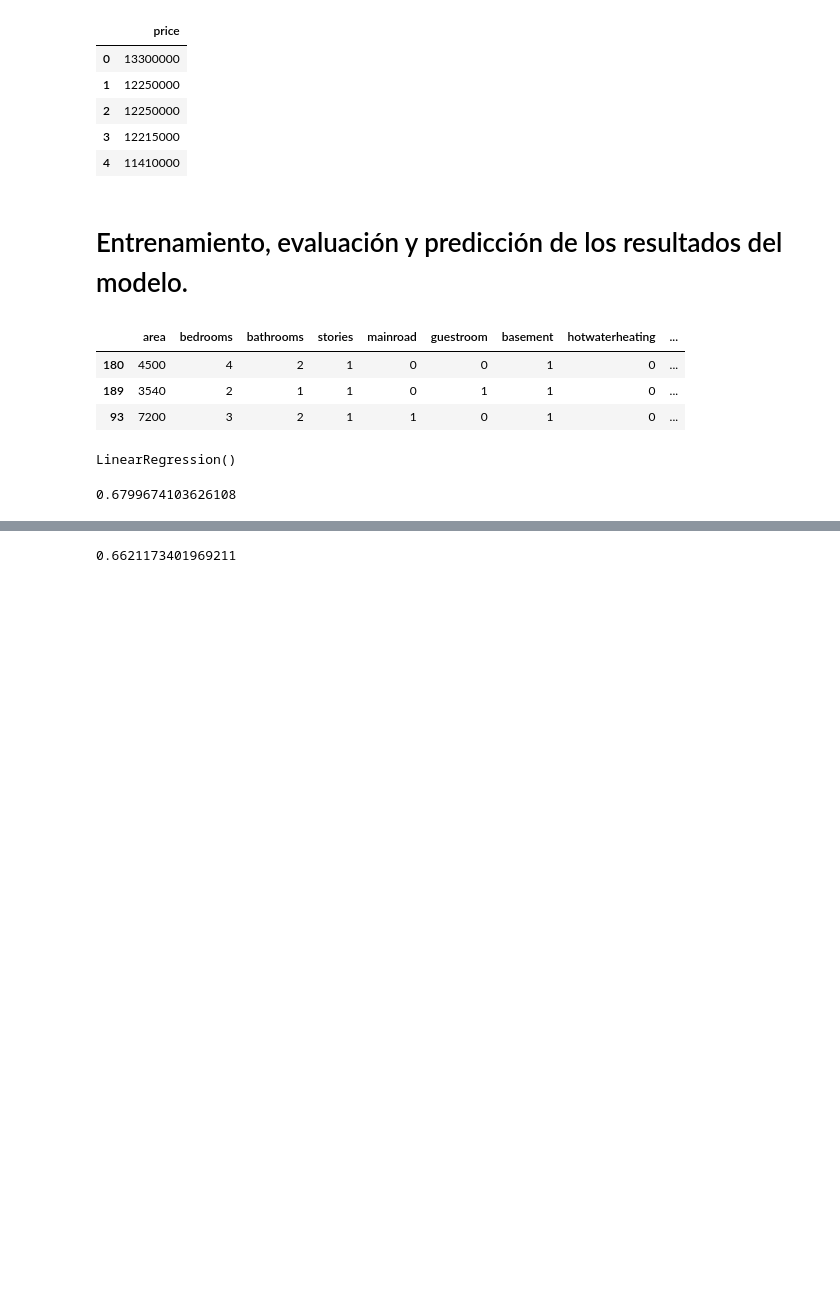
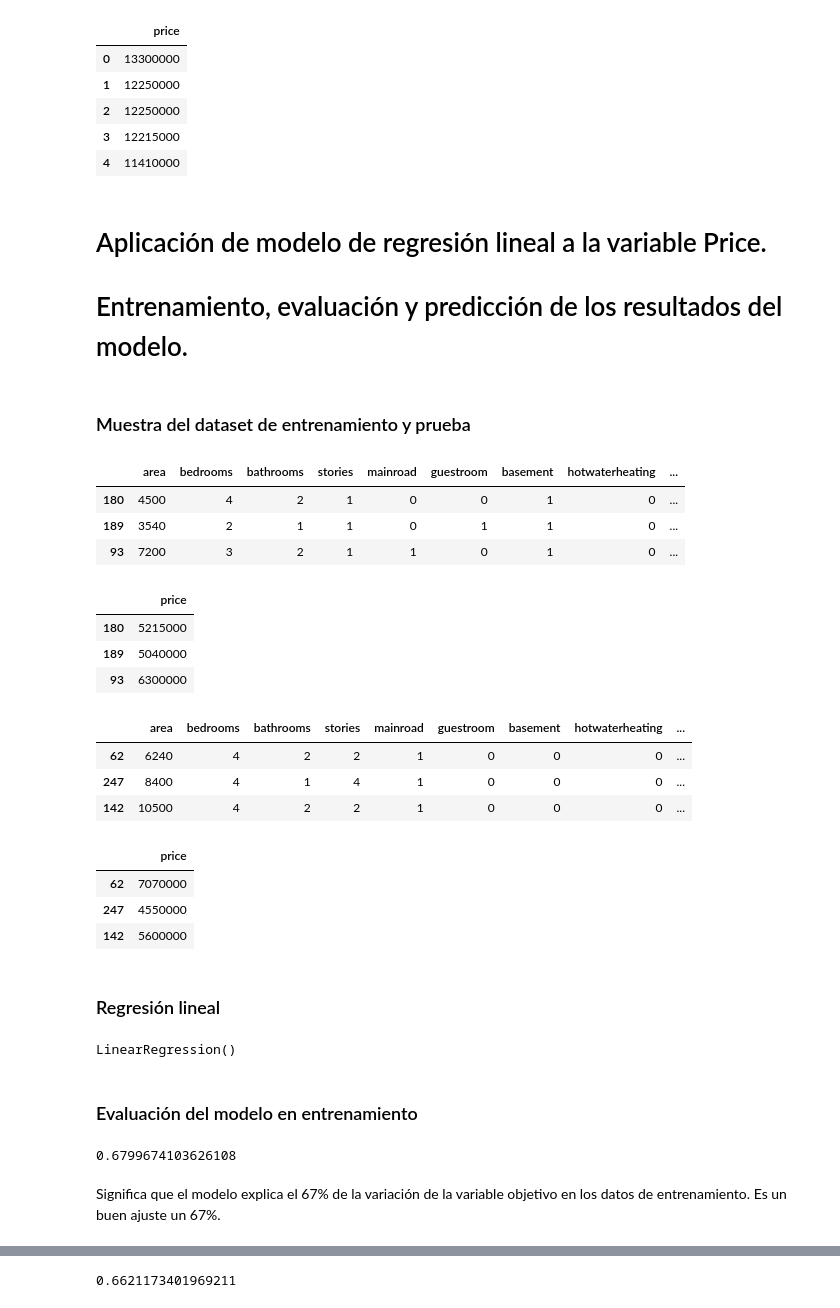
Before and after one commit to AI-YAZMIN-VILLEGAS/EBAC, a Jupyter notebook: Tareas/Tarea M43 -AD- YAZMIN VILLEGAS.ipynb, the cells around one changed output, grey strips where cells are left out. Drawn from its saved outputs; the diff is of its cells as text; code cells hidden in the pictures; blank space fills up the shorter version.

```diff
--- a/Tareas/Tarea M43 -AD- YAZMIN VILLEGAS.ipynb
+++ b/Tareas/Tarea M43 -AD- YAZMIN VILLEGAS.ipynb
@@ -260,6 +302,7 @@ from sklearn.metrics import mean_squared_error
 # %%
 #df = df.dropna()
 X = df.drop(['price'],axis=1)
+X = pd.get_dummies(X, drop_first = True)
 y = df[['price']]
 # %%
 y.head()
@@ -271,5 +314,6 @@ y.head()
 | 3 | 12215000 |
 | 4 | 11410000 |
 # %% [markdown]
+# Aplicación de modelo de regresión lineal a la variable Price.
 # Entrenamiento, evaluación y predicción de los resultados del modelo.
 # %%
@@ -279,4 +323,6 @@ from sklearn.model_selection import train_test_split
 X_train, X_test, y_train, y_test = train_test_split(X, y, test_size=0.30, random_state=1)
+# %% [markdown]
+### Muestra del dataset de entrenamiento y prueba
 # %%
 X_train.head(3)
 # %% [output]
@@ -284,13 +330,40 @@ X_train.head(3)
 | 180 | 4500 | 4 | 2 | 1 | 0 | 0 | 1 | 0 | ... |
 | 189 | 3540 | 2 | 1 | 1 | 0 | 1 | 1 | 0 | ... |
 | 93 | 7200 | 3 | 2 | 1 | 1 | 0 | 1 | 0 | ... |
+# %%
+y_train.head(3)
+# %% [output]
+|  | price |
+| 180 | 5215000 |
+| 189 | 5040000 |
+| 93 | 6300000 |
+# %%
+X_test.head(3)
+# %% [output]
+|  | area | bedrooms | bathrooms | stories | mainroad | guestroom | basement | hotwaterheating | ... |
+| 62 | 6240 | 4 | 2 | 2 | 1 | 0 | 0 | 0 | ... |
+| 247 | 8400 | 4 | 1 | 4 | 1 | 0 | 0 | 0 | ... |
+| 142 | 10500 | 4 | 2 | 2 | 1 | 0 | 0 | 0 | ... |
+# %%
+y_test.head(3)
+# %% [output]
+|  | price |
+| 62 | 7070000 |
+| 247 | 4550000 |
+| 142 | 5600000 |
+# %% [markdown]
+### Regresión lineal
 # %%
 regression_model = LinearRegression()
 
 regression_model.fit(X_train,y_train)
 # %% [output]
 LinearRegression()
+# %% [markdown]
+### Evaluación del modelo en entrenamiento
 # %%
 regression_model.score(X_train,y_train)
 # %% [output]
 0.6799674103626108
+# %% [markdown]
+Significa que el modelo explica el 67% de la variación de la variable objetivo en los datos de entrenamiento. Es un buen ajuste un 67%.
```
Also changed, not shown: parts of 49 cells of this notebook.
